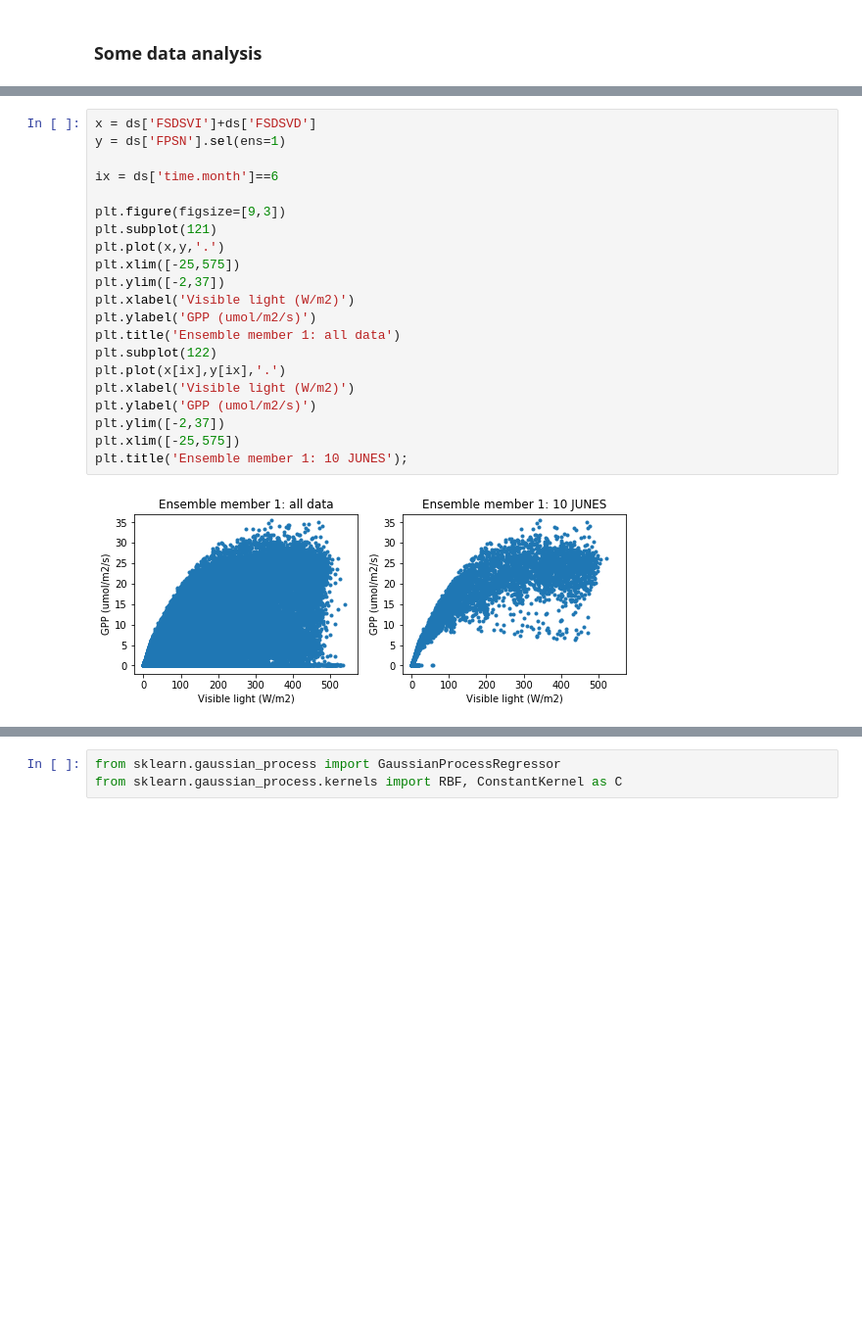
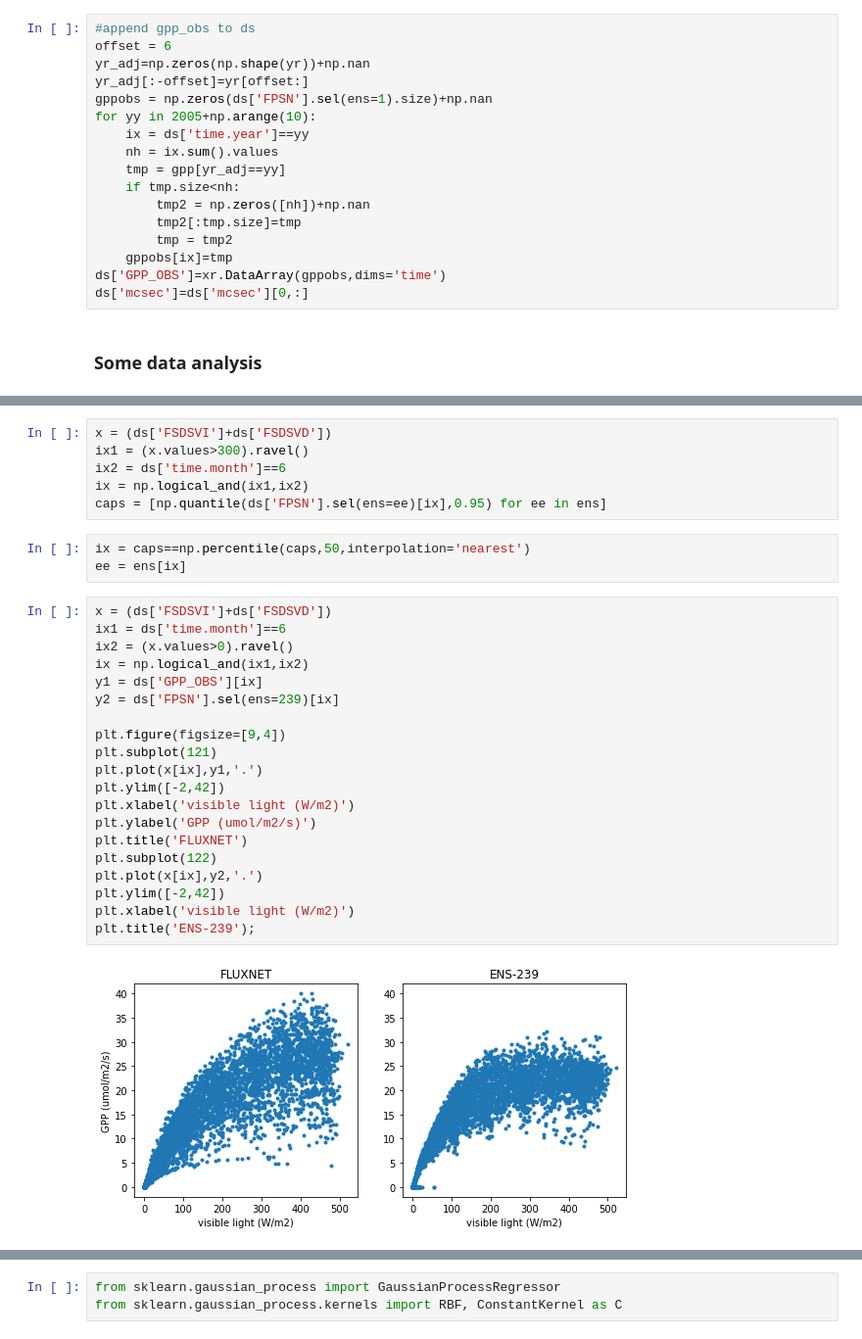
Before and after one commit to djk2120/UMB_cap, a Jupyter notebook: pyth/umb_ens2.ipynb, the cells around one changed output, grey strips where cells are left out. Shown at 98% size. Saved outputs shown, nothing was run; the diff lists cells and outputs as text; blank space fills up the shorter version.

```diff
--- a/pyth/umb_ens2.ipynb
+++ b/pyth/umb_ens2.ipynb
@@ -147,2 +160,19 @@ Data variables:
+# %%
+#append gpp_obs to ds
+offset = 6
+yr_adj=np.zeros(np.shape(yr))+np.nan
+yr_adj[:-offset]=yr[offset:]
+gppobs = np.zeros(ds['FPSN'].sel(ens=1).size)+np.nan
+for yy in 2005+np.arange(10):
+    ix = ds['time.year']==yy
+    nh = ix.sum().values
+    tmp = gpp[yr_adj==yy]
+    if tmp.size<nh:
+        tmp2 = np.zeros([nh])+np.nan
+        tmp2[:tmp.size]=tmp
+        tmp = tmp2
+    gppobs[ix]=tmp
+ds['GPP_OBS']=xr.DataArray(gppobs,dims='time')
+ds['mcsec']=ds['mcsec'][0,:]
 # %% [markdown]
 ### Some data analysis
@@ -154,23 +179,31 @@ Wall time: 4.23 s
+# %%
+x = (ds['FSDSVI']+ds['FSDSVD'])
+ix1 = (x.values>300).ravel()
+ix2 = ds['time.month']==6
+ix = np.logical_and(ix1,ix2)
+caps = [np.quantile(ds['FPSN'].sel(ens=ee)[ix],0.95) for ee in ens]
+# %%
+ix = caps==np.percentile(caps,50,interpolation='nearest')
+ee = ens[ix]
 # %%
-x = ds['FSDSVI']+ds['FSDSVD']
-y = ds['FPSN'].sel(ens=1)
+x = (ds['FSDSVI']+ds['FSDSVD'])
+ix1 = ds['time.month']==6
+ix2 = (x.values>0).ravel()
+ix = np.logical_and(ix1,ix2)
+y1 = ds['GPP_OBS'][ix]
+y2 = ds['FPSN'].sel(ens=239)[ix]
 
-ix = ds['time.month']==6
-
-plt.figure(figsize=[9,3])
+plt.figure(figsize=[9,4])
 plt.subplot(121)
-plt.plot(x,y,'.')
-plt.xlim([-25,575])
-plt.ylim([-2,37])
-plt.xlabel('Visible light (W/m2)')
+plt.plot(x[ix],y1,'.')
+plt.ylim([-2,42])
+plt.xlabel('visible light (W/m2)')
 plt.ylabel('GPP (umol/m2/s)')
-plt.title('Ensemble member 1: all data')
+plt.title('FLUXNET')
 plt.subplot(122)
-plt.plot(x[ix],y[ix],'.')
-plt.xlabel('Visible light (W/m2)')
-plt.ylabel('GPP (umol/m2/s)')
-plt.ylim([-2,37])
-plt.xlim([-25,575])
-plt.title('Ensemble member 1: 10 JUNES');
+plt.plot(x[ix],y2,'.')
+plt.ylim([-2,42])
+plt.xlabel('visible light (W/m2)')
+plt.title('ENS-239');
 # %% [output]
-[figure, old version]
+[figure, new version]
```
Also changed, not shown: parts of 52 cells of this notebook.
